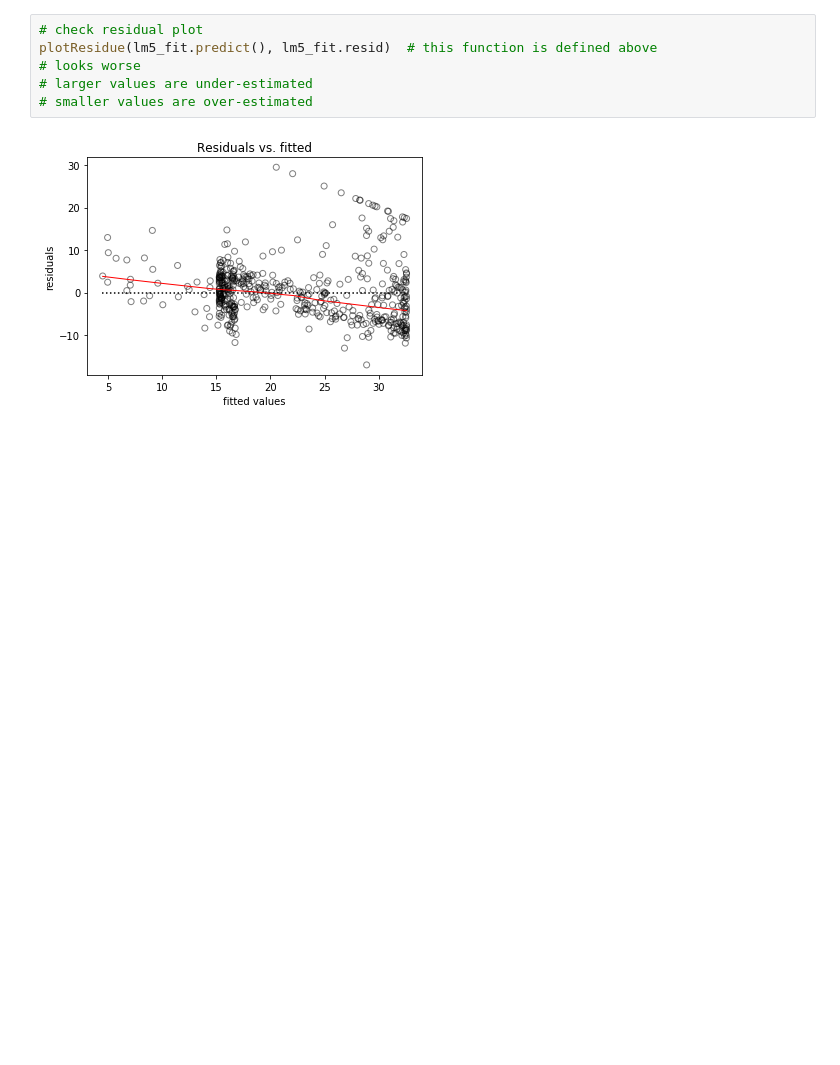
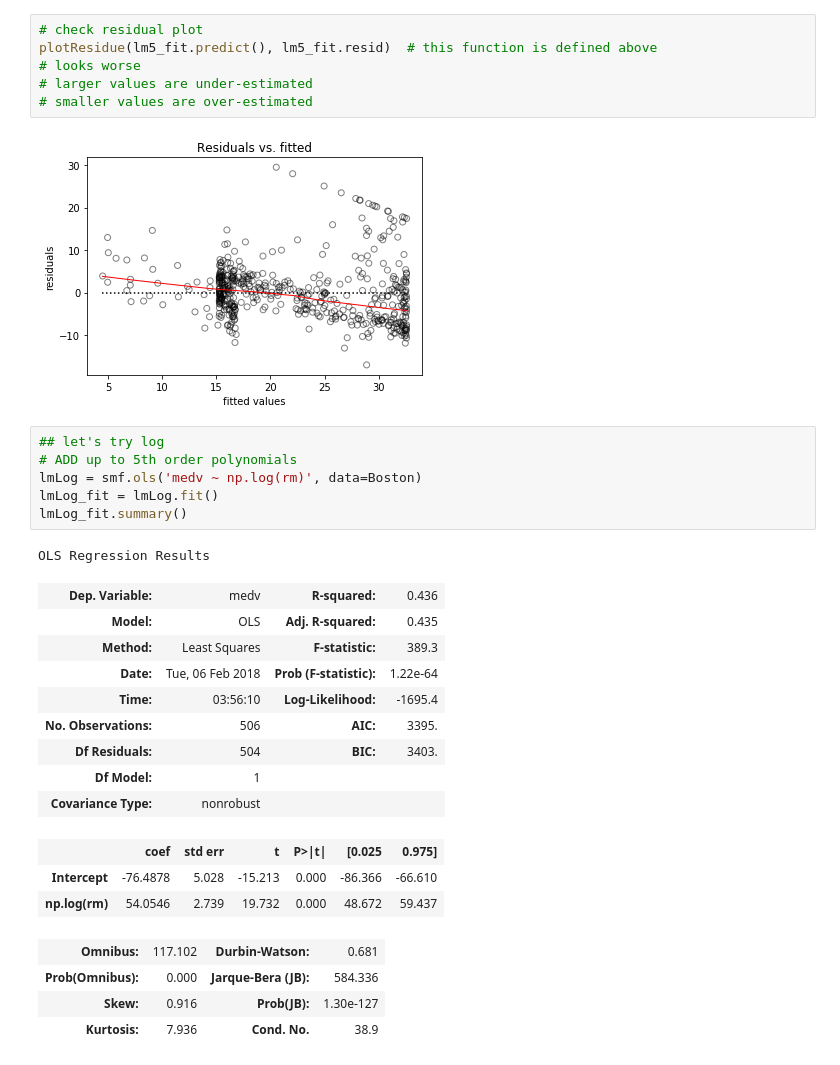
Before and after one commit to joswoo/pattern-recognition, a Jupyter notebook: lab3.ipynb, the cells around one changed output. Cells and saved outputs as stored; diff of their text form; blank space fills up the shorter version.

```diff
--- a/lab3.ipynb
+++ b/lab3.ipynb
@@ -387,3 +387,27 @@ plotResidue(lm5_fit.predict(), lm5_fit.resid)  # this function is defined above
 # smaller values are over-estimated
 # %% [output]
 [figure]
+# %%
+## let's try log
+# ADD up to 5th order polynomials
+lmLog = smf.ols('medv ~ np.log(rm)', data=Boston)
+lmLog_fit = lmLog.fit()
+lmLog_fit.summary()
+# %% [output]
+OLS Regression Results
+| Dep. Variable: | medv | R-squared: | 0.436 |
+| Model: | OLS | Adj. R-squared: | 0.435 |
+| Method: | Least Squares | F-statistic: | 389.3 |
+| Date: | Tue, 06 Feb 2018 | Prob (F-statistic): | 1.22e-64 |
+| Time: | 03:56:10 | Log-Likelihood: | -1695.4 |
+| No. Observations: | 506 | AIC: | 3395. |
+| Df Residuals: | 504 | BIC: | 3403. |
+| Df Model: | 1 |  |  |
+| Covariance Type: | nonrobust |  |  |
+|  | coef | std err | t | P>|t| | [0.025 | 0.975] |
+| Intercept | -76.4878 | 5.028 | -15.213 | 0.000 | -86.366 | -66.610 |
+| np.log(rm) | 54.0546 | 2.739 | 19.732 | 0.000 | 48.672 | 59.437 |
+| Omnibus: | 117.102 | Durbin-Watson: | 0.681 |
+| Prob(Omnibus): | 0.000 | Jarque-Bera (JB): | 584.336 |
+| Skew: | 0.916 | Prob(JB): | 1.30e-127 |
+| Kurtosis: | 7.936 | Cond. No. | 38.9 |
```
Also changed, not shown: parts of 2 cells of this notebook.
